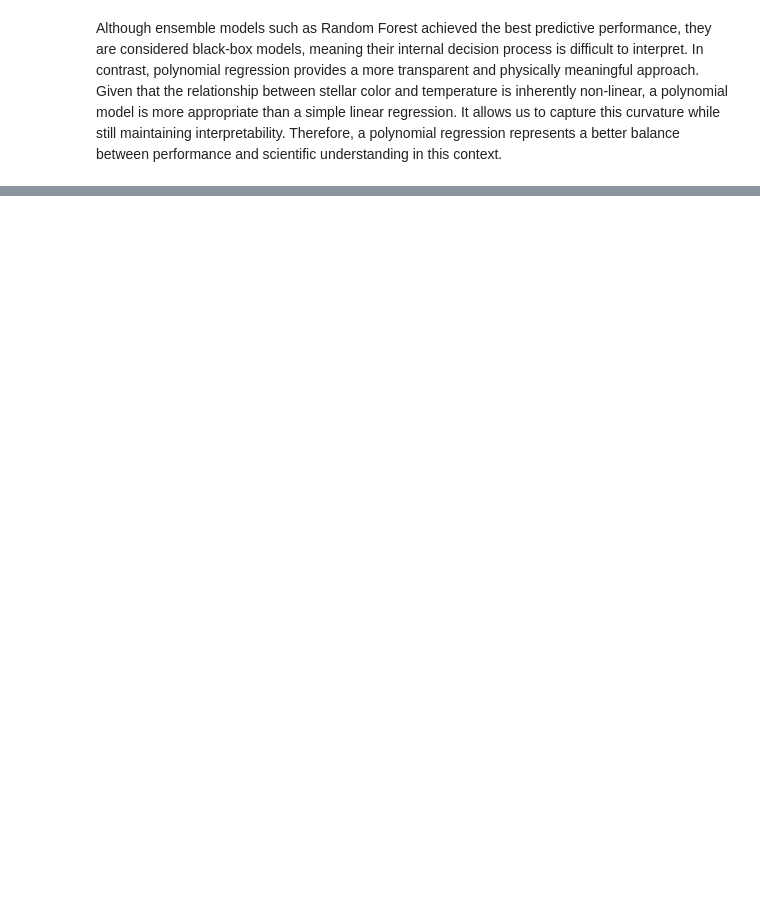
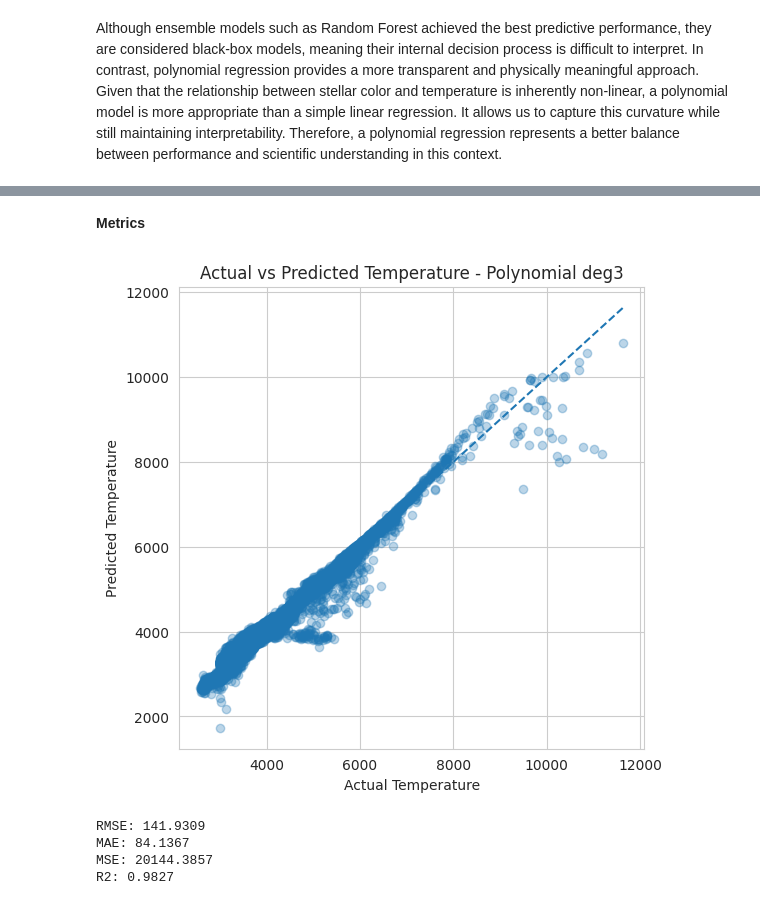
Before and after one commit to Valentinekrafft/Machinelearningproject, a Jupyter notebook: project_reg.ipynb, the cells around one changed output, grey strips where cells are left out. Drawn from its saved outputs; the diff is of its cells as text; code cells hidden in the pictures; blank space fills up the shorter version.

```diff
--- a/project_reg.ipynb
+++ b/project_reg.ipynb
@@ -912,0 +863,39 @@ plt.show()
+# %% [markdown]
+**Metrics**
+# %%
+plt.figure(figsize=(6,6))
+plt.scatter(y_test, y_pred_deg3, alpha=0.3)
+
+plt.plot([y_test.min(), y_test.max()],
+         [y_test.min(), y_test.max()],
+         linestyle='--')
+
+plt.xlabel("Actual Temperature")
+plt.ylabel("Predicted Temperature")
+plt.title("Actual vs Predicted Temperature - Polynomial deg3")
+plt.show()
+# %% [output]
+[figure, added]
+# %%
+from sklearn.metrics import mean_squared_error, mean_absolute_error, r2_score
+
+# Prédictions sur le test set
+y_pred_deg3 = model_deg3.predict(X_test)
+
+# Metrics
+rmse = np.sqrt(mean_squared_error(y_test, y_pred_deg3))
+mae = mean_absolute_error(y_test, y_pred_deg3)
+r2 = r2_score(y_test, y_pred_deg3)
+
+# Optionnel (souvent utile)
+mse = mean_squared_error(y_test, y_pred_deg3)
+
+print(f"RMSE: {rmse:.4f}")
+print(f"MAE: {mae:.4f}")
+print(f"MSE: {mse:.4f}")
+print(f"R2: {r2:.4f}")
+# %% [output]
+RMSE: 141.9309
+MAE: 84.1367
+MSE: 20144.3857
+R2: 0.9827
```
Also changed, not shown: parts of 19 cells of this notebook.
